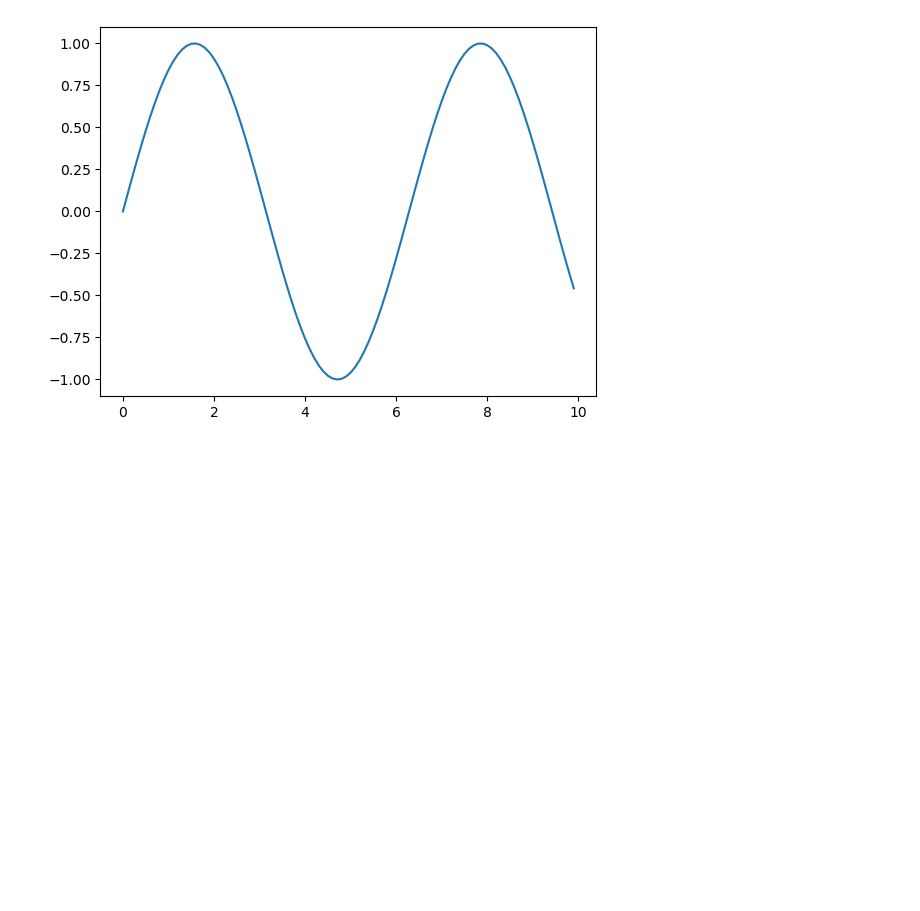
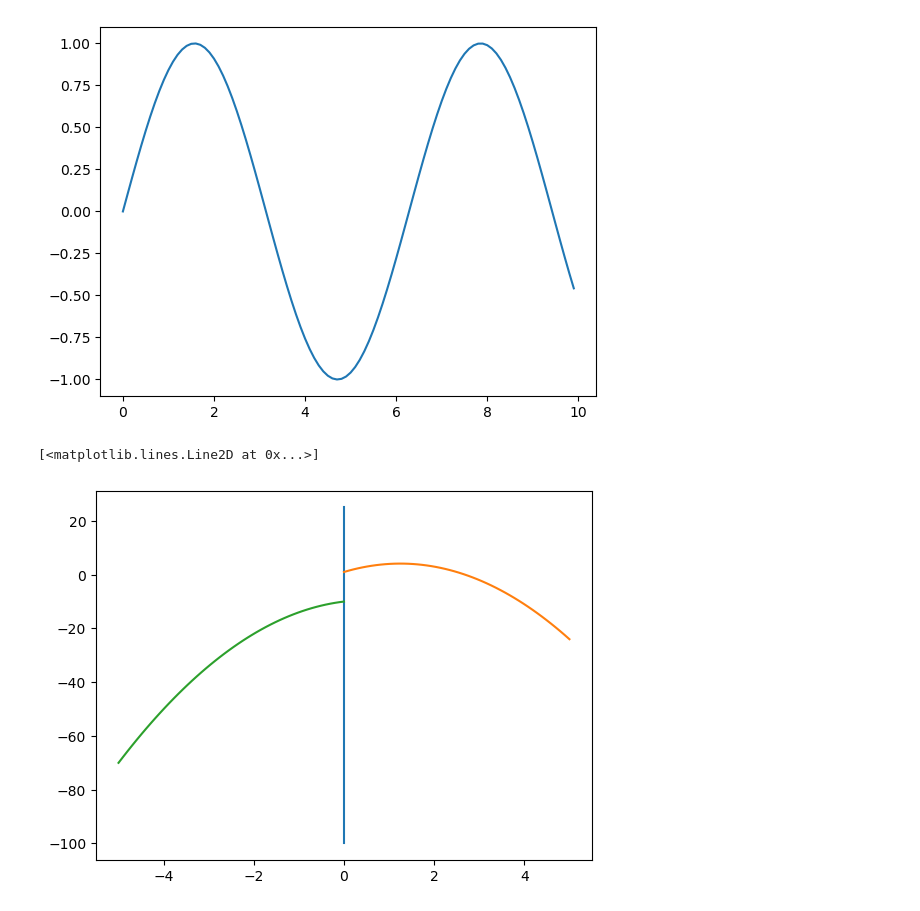
Before and after one commit to arjunc12/PlantGravitropism, a Jupyter notebook: AlleyNotbook.ipynb, the cells around one changed output. Saved outputs shown, nothing was run; the diff lists cells and outputs as text; code cells hidden in the pictures; blank space fills up the shorter version.

Commit message:
Alley working on ploting graphs

```diff
--- a/AlleyNotbook.ipynb
+++ b/AlleyNotbook.ipynb
@@ -17,0 +21,18 @@ pylab.plot(x, y)
+# %%
+y= np.linspace(-100,25)
+x=0*y
+x1=np.linspace(0,5)
+G=-2
+b=5
+c=1
+y1=G*x1*x1 + b*x1 + c
+x2=np.linspace(-5,0)
+b2=2
+c2=-10
+y2=G*x2*x2 + b2*x2 + c2
+plt.plot(x, y)
+plt.plot(x1,y1)
+plt.plot(x2,y2)
+# %% [output]
+[<matplotlib.lines.Line2D at 0x...>]
+[figure, added]
```
Also changed, not shown: parts of 4 cells of this notebook.
